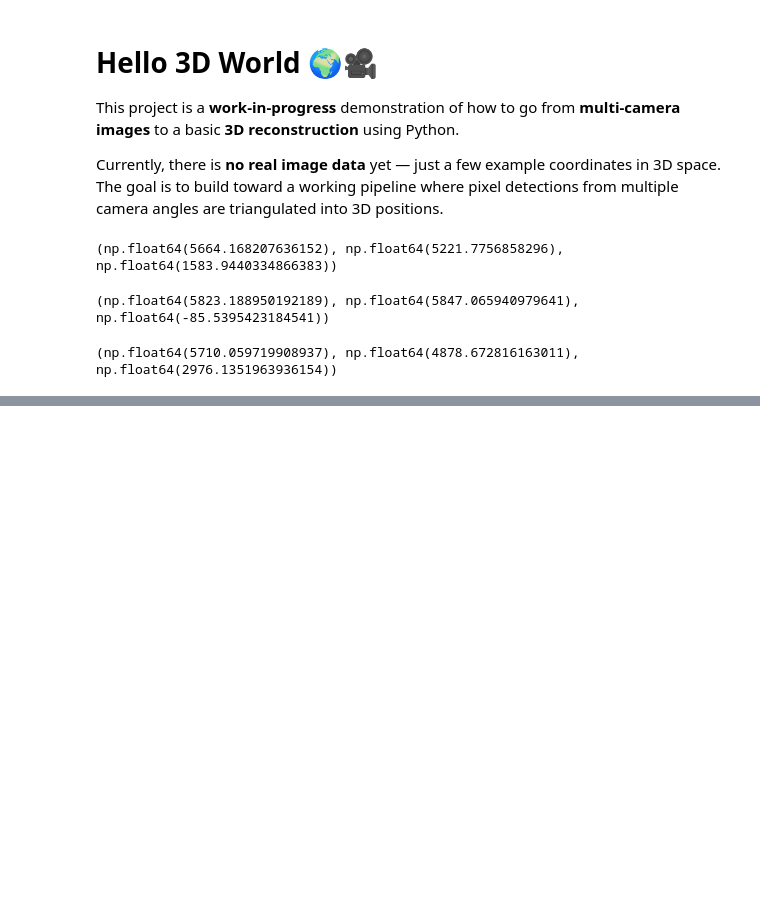
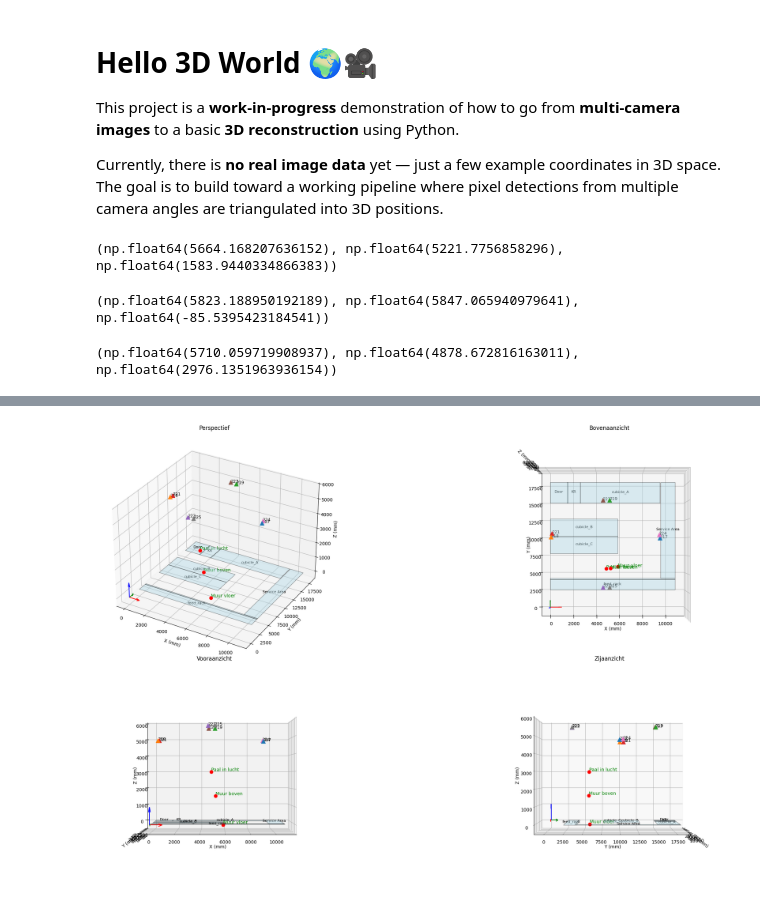
Before and after one commit to klandermans/computervision3d, a Jupyter notebook: 3d.ipynb, the cells around one changed output, grey strips where cells are left out. Saved outputs shown, nothing was run; the diff lists cells and outputs as text; code cells hidden in the pictures; blank space fills up the shorter version.

```diff
--- a/3d.ipynb
+++ b/3d.ipynb
@@ -203,0 +112,82 @@ plt.show()
+# %%
+import numpy as np
+import matplotlib.pyplot as plt
+from mpl_toolkits.mplot3d.art3d import Poly3DCollection
+
+
+arrow_len = 1000
+
+data = {
+'': [[0.0, 4200.0], [10800.0, 4000.0]],
+'feed_rack': [[0.0, 4000.0], [10800.0, 2500.0]],
+'cubicle_C': [[0.0, 4200+3520+2500], [5850.0, 4200+3520]],
+'cubicle_B': [[0.0, 4200+3520+2500+2500], [5850.0, 4200+3520+2500]],
+'cubicle_A': [[2600.0, 18000.0], [2600+6*1150, 18000-3000]],
+'KR':        [[2600-1150, 18000.0], [2600, 18000-3000]],
+'Door':      [[0, 18000.0], [1500, 18000-3000]],
+'Service Area': [[10800-1250, 4200], [10800, 18000]],
+
+}
+
+
+# fig = plt.figure(figsize=(20, 10))
+fig = plt.figure(figsize=(24, 14))  # of nog groter bij veel details
+
+views = [
+    ("Perspectief", 30, -60),
+    ("Bovenaanzicht", 90, -90),
+    ("Vooraanzicht", 0, -90),   # kijkt langs X-as → toont Y vs Z
+    ("Zijaanzicht", 0, 0),      # kijkt langs Y-as → toont X vs Z
+]
+
+for idx, (title, elev, azim) in enumerate(views):
+    ax = fig.add_subplot(2, 2, idx + 1, projection='3d')
+    ax.set_title(title)
+
+    ax.set_xlabel("X (mm)")
+    ax.set_ylabel("Y (mm)")
+    ax.set_zlabel("Z (mm)")
+    ax.view_init(elev=elev, azim=azim)
+
+    # Assen check
+    ax.quiver(0, 0, 0, 1000, 0, 0, color='r', label='X-as')  # Rood
+    ax.quiver(0, 0, 0, 0, 1000, 0, color='g', label='Y-as')  # Groen
+    ax.quiver(0, 0, 0, 0, 0, 1000, color='b', label='Z-as')  # Blauw
+
+    # Vloergebieden tekenen
+    for naam, punten in data.items():
+        (x1, y1), (x2, y2) = punten
+
+        x_poly = [x1, x2, x2, x1]
+        y_poly = [y1, y1, y2, y2]
+        z_poly = [0, 0, 0, 0]
+
+        verts = [list(zip(x_poly, y_poly, z_poly))]
+        area = Poly3DCollection(verts, alpha=0.4, facecolor='lightblue', edgecolor='k')
+        ax.add_collection3d(area)
+
+        # Label in het midden
+        cx, cy = np.mean([x1, x2]), np.mean([y1, y2])
+        ax.text(cx, cy, 0.1, naam, fontsize=8, ha='center')
+
+
+
+    # Camera’s
+    for cam_id, pos in CAM_COORDS.items():
+        pos = np.array(pos)
+        ax.scatter(*pos, marker='^', s=80, label=f"Cam {cam_id}")
+        ax.text(*pos, f"{cam_id}", fontsize=9, color='black')
+        # ax.quiver(*pos, 0, 0, -arrow_len, color='black', linewidth=1)
+
+
+    for p in points:
+        x,y,z = points[p]
+        ax.scatter(y, x, z, c='red', s=50)
+        ax.text(y, x, z + 50, f"{p} ", color='green')
+
+
+plt.tight_layout()  # deze mag weg als je subplots_adjust gebruikt
+plt.subplots_adjust(wspace=0, hspace=0, left=0, right=1, top=1, bottom=0)
+plt.show()
+# %% [output]
+[figure, added]
```
Also changed, not shown: parts of 2 cells of this notebook.
